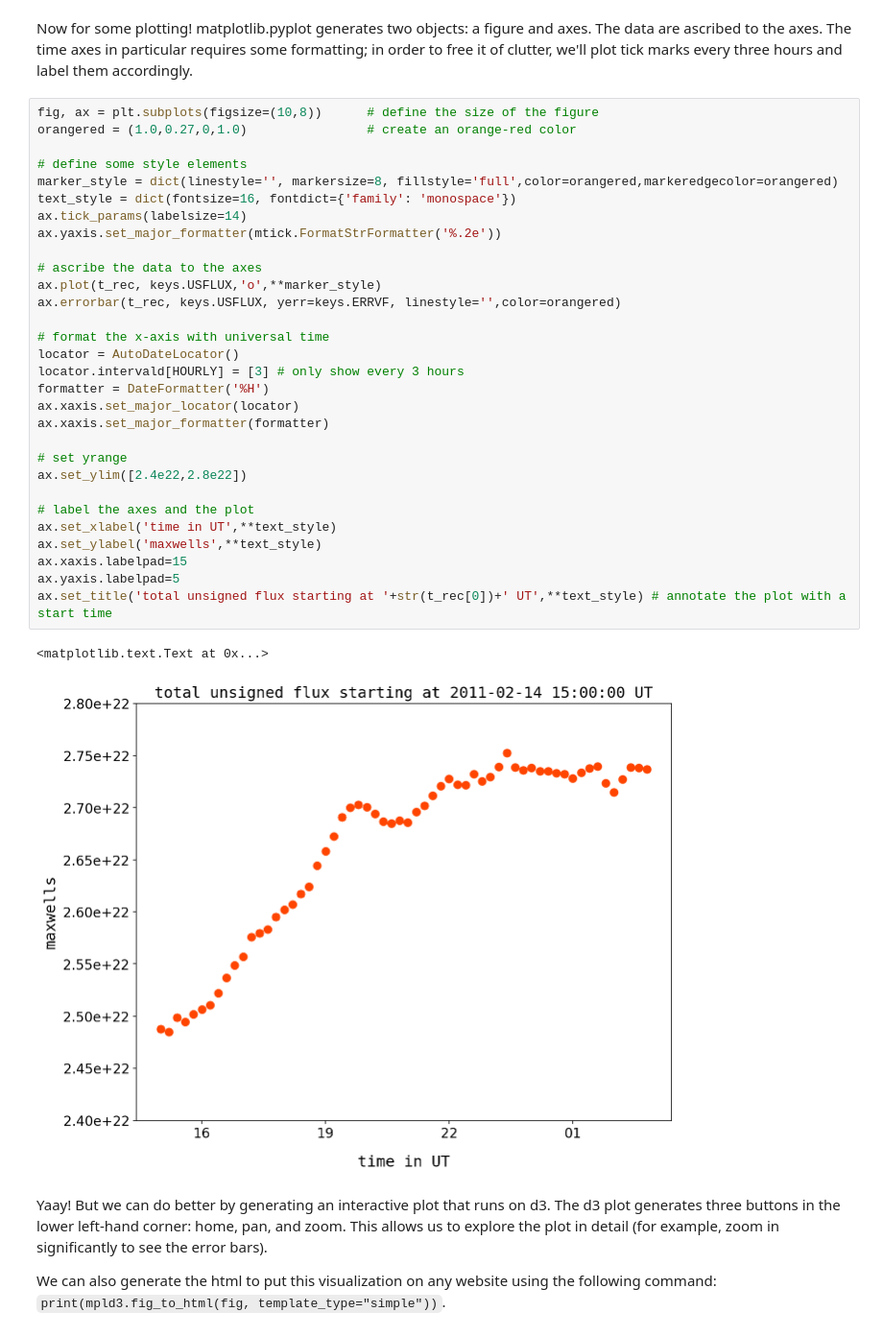
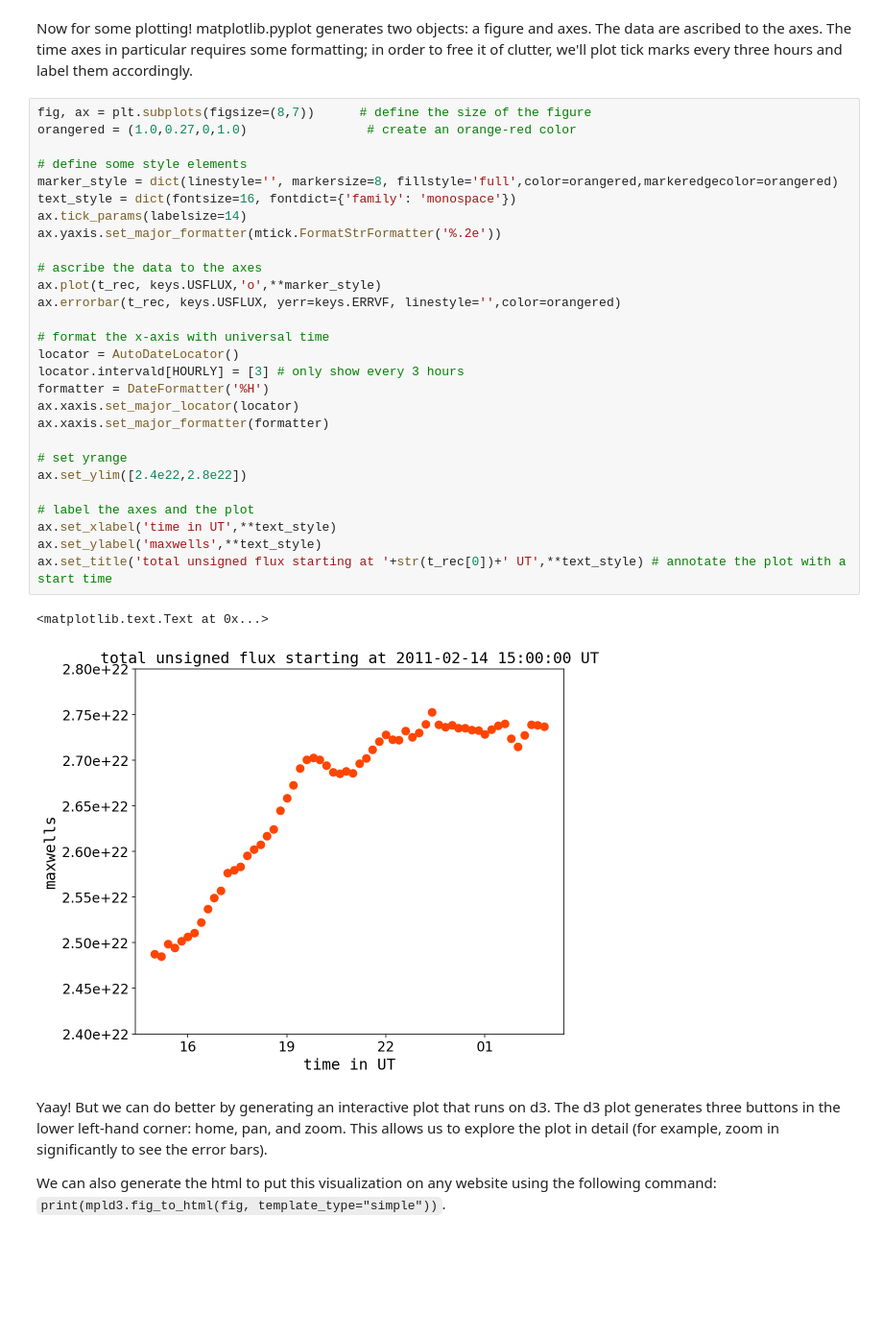
Before and after one commit to mbobra/SHARPs, a Jupyter notebook: plot_swx_d3.ipynb, the cells around one changed output. Shown at 96% size. Saved outputs shown, nothing was run; the diff lists cells and outputs as text; blank space fills up the shorter version.

```diff
--- a/plot_swx_d3.ipynb
+++ b/plot_swx_d3.ipynb
@@ -61,38 +61,36 @@ t_rec = np.array([parse_tai_string(keys.T_REC[i],datetime=True) for i in range(k
 # %% [markdown]
 Now for some plotting! matplotlib.pyplot generates two objects: a figure and axes. The data are ascribed to the axes. The time axes in particular requires some formatting; in order to free it of clutter, we'll plot tick marks every three hours and label them accordingly.
 # %%
-fig, ax = plt.subplots(figsize=(10,8))      # define the size of the figure
+fig, ax = plt.subplots(figsize=(8,7))      # define the size of the figure
 orangered = (1.0,0.27,0,1.0)                # create an orange-red color
 
 # define some style elements
 marker_style = dict(linestyle='', markersize=8, fillstyle='full',color=orangered,markeredgecolor=orangered)
 text_style = dict(fontsize=16, fontdict={'family': 'monospace'})
 ax.tick_params(labelsize=14)
 ax.yaxis.set_major_formatter(mtick.FormatStrFormatter('%.2e'))
 
 # ascribe the data to the axes
 ax.plot(t_rec, keys.USFLUX,'o',**marker_style)
 ax.errorbar(t_rec, keys.USFLUX, yerr=keys.ERRVF, linestyle='',color=orangered)
 
 # format the x-axis with universal time
 locator = AutoDateLocator()
 locator.intervald[HOURLY] = [3] # only show every 3 hours
 formatter = DateFormatter('%H')
 ax.xaxis.set_major_locator(locator)
 ax.xaxis.set_major_formatter(formatter)
 
 # set yrange
 ax.set_ylim([2.4e22,2.8e22])
 
 # label the axes and the plot
 ax.set_xlabel('time in UT',**text_style)
 ax.set_ylabel('maxwells',**text_style)
-ax.xaxis.labelpad=15
-ax.yaxis.labelpad=5
 ax.set_title('total unsigned flux starting at '+str(t_rec[0])+' UT',**text_style) # annotate the plot with a start time
 # %% [output]
 <matplotlib.text.Text at 0x...>
-[figure, old version]
+[figure, new version]
 # %% [markdown]
 Yaay! But we can do better by generating an interactive plot that runs on d3. The d3 plot generates three buttons in the lower left-hand corner: home, pan, and zoom. This allows us to explore the plot in detail (for example, zoom in significantly to see the error bars).
 
```
Also changed, not shown: parts of 8 cells of this notebook.
